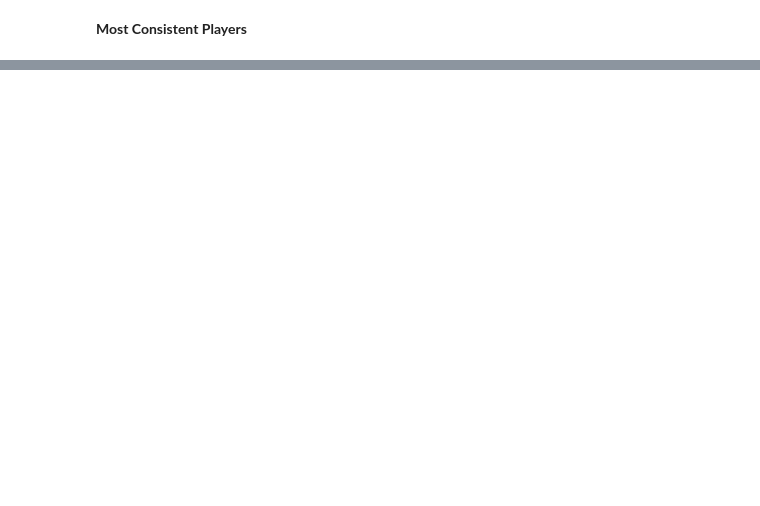
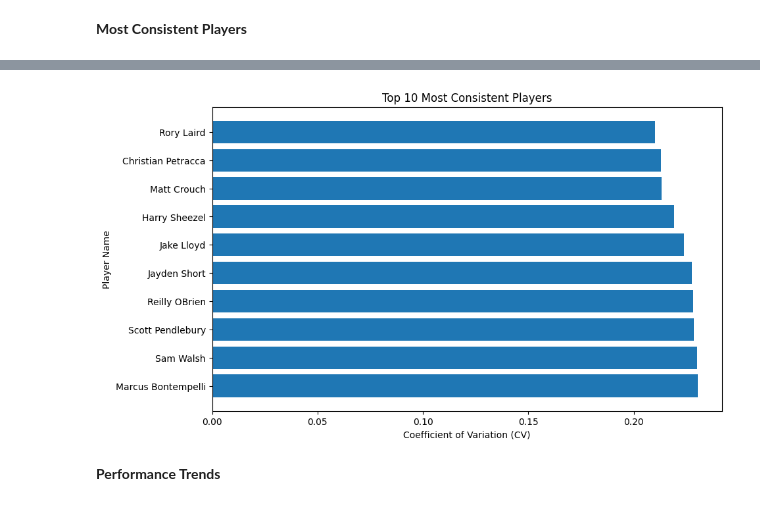
Before and after one commit to RidaFatima1467/Academy-work, a Jupyter notebook: week 2/Day 4/Day4_AFL_Analysis.ipynb, the cells around one changed output, grey strips where cells are left out. Saved outputs shown, nothing was run; the diff lists cells and outputs as text; code cells hidden in the pictures; blank space fills up the shorter version.

```diff
--- a/week 2/Day 4/Day4_AFL_Analysis.ipynb
+++ b/week 2/Day 4/Day4_AFL_Analysis.ipynb
@@ -1019,0 +337,28 @@ recommendations[
+# %%
+# Add player names from Players dataset
+player_names = df1[
+    ['player_id', 'player_name']
+].drop_duplicates('player_id')
+
+consistency = consistency.merge(
+    player_names,
+    on='player_id',
+    how='left'
+)
+# %%
+# Lowest CV = most consistent
+consistent_players = (
+    consistency
+    .sort_values('CV', ascending=True)
+    .head(10)
+)
+
+consistent_players[
+    [
+        'player_name',
+        'Games',
+        'Avg_Fantasy',
+        'Fantasy_SD',
+        'CV'
+    ]
+].round(2)
@@ -1019,0 +377,18 @@ recommendations[
+# %%
+plt.figure(figsize=(10, 6))
+
+plt.barh(
+    consistent_players['player_name'],
+    consistent_players['CV']
+)
+
+plt.xlabel('Coefficient of Variation (CV)')
+plt.ylabel('Player Name')
+plt.title('Top 10 Most Consistent Players')
+
+plt.gca().invert_yaxis()
+plt.show()
+# %% [output]
+[figure, added]
+# %% [markdown]
+**Performance Trends**
```
Also changed, not shown: parts of 182 cells of this notebook, 8 other files.
